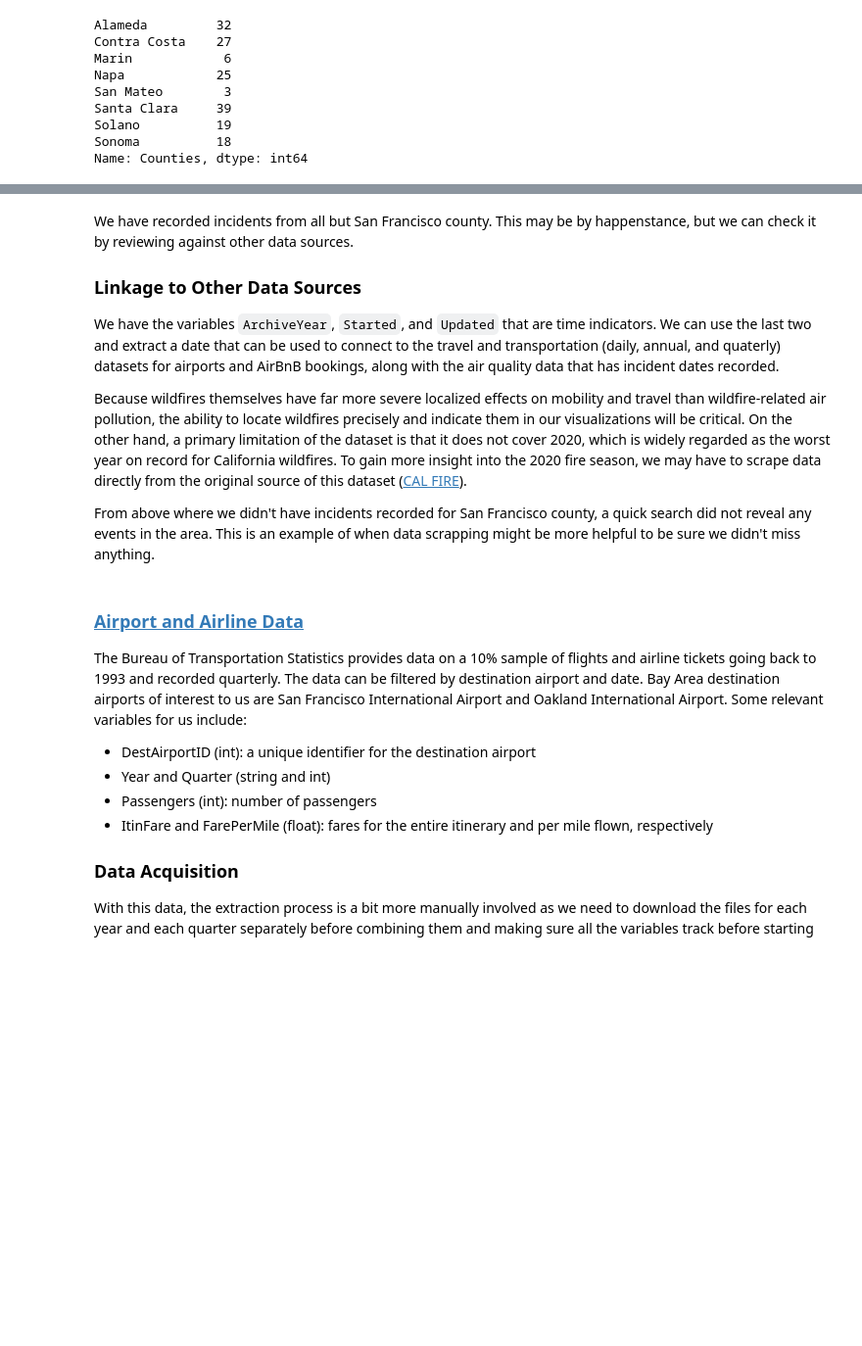
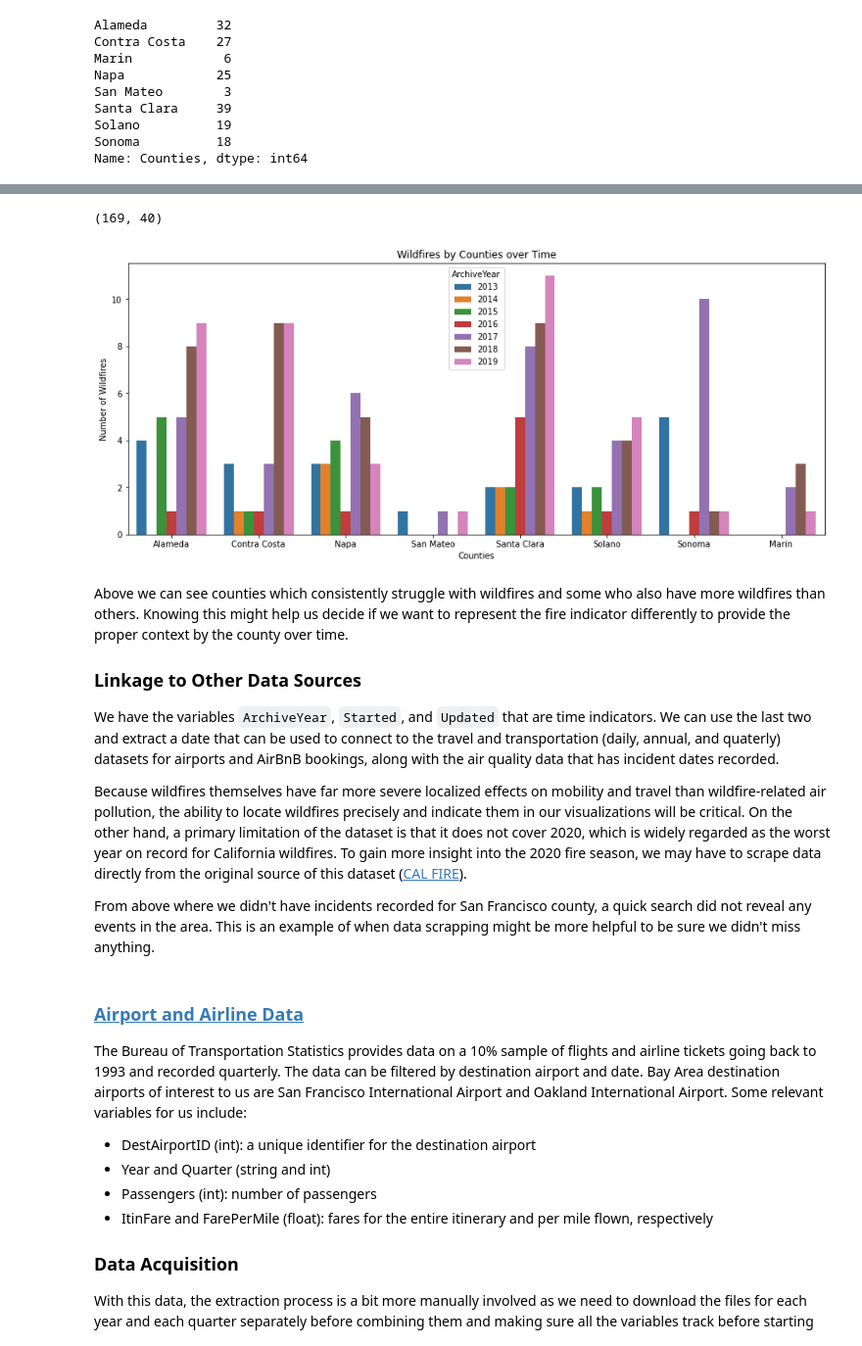
Before and after one commit to siawayforward/DS4A-group-project, a Jupyter notebook: Dataset Details.ipynb, the cells around one changed output, grey strips where cells are left out. Shown at 98% size. Cells and saved outputs as stored; diff of their text form; code cells hidden in the pictures; blank space fills up the shorter version.

Commit message:
added graph and more explaining for fire incidents data

```diff
--- a/Dataset Details.ipynb
+++ b/Dataset Details.ipynb
@@ -130,0 +138,4 @@ Name: Counties, dtype: int64
+# %%
+#bay area only data
+df_bay_area = df_fires[df_fires['Counties'].isin(bay_area)]
+df_bay_area.head(2)
@@ -131,5 +147,19 @@ Name: Counties, dtype: int64
+# %%
+df_bay_area.shape
+# %% [output]
+(169, 40)
+# %%
+annual_fires = df_bay_area[['UniqueId', 'ArchiveYear', 'Counties']].groupby(by=['ArchiveYear', 'Counties']).count().reset_index()
+
+#County Fires by Year
+fig, ax = plt.subplots(ncols=1, figsize=(15,6))
+sns.barplot(x='Counties', y='UniqueId', hue='ArchiveYear', data=annual_fires,ax=ax)
+ax.set(title='Wildfires by Counties over Time', xlabel='Counties', ylabel='Number of Wildfires')
+plt.show()
+# %% [output]
+[figure, added]
 # %% [markdown]
-We have recorded incidents from all but San Francisco county. This may be by happenstance, but we can check it by reviewing against other data sources.
+Above we can see counties which consistently struggle with wildfires and some who also have more wildfires than others. Knowing this might help us decide if we want to represent the fire indicator differently to provide the proper context by the county over time.
 
 ### Linkage to Other Data Sources
 We have the variables `ArchiveYear`, `Started`, and `Updated` that are time indicators. We can use the last two and extract a date that can be used to connect to the travel and transportation (daily, annual, and quaterly) datasets for airports and AirBnB bookings, along with the air quality data that has incident dates recorded.
```
Also changed, not shown: parts of 4 cells of this notebook.
